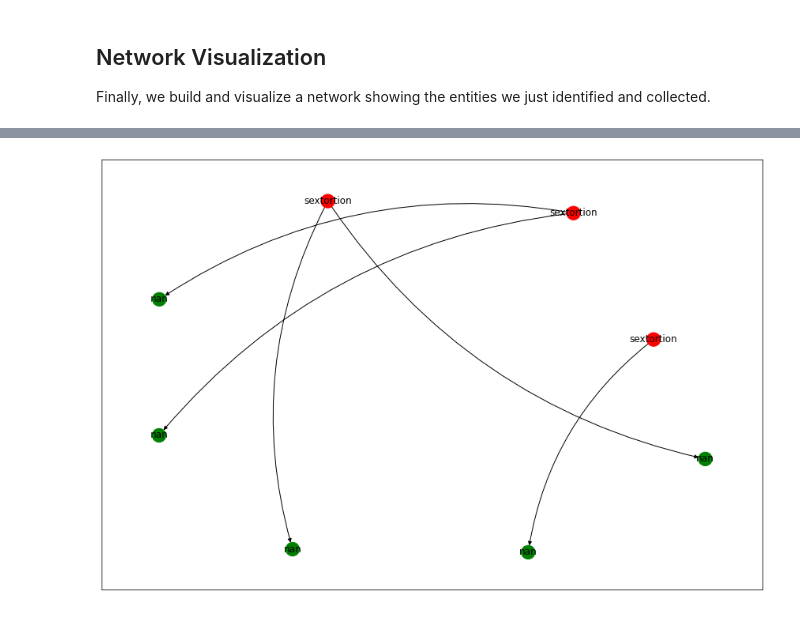
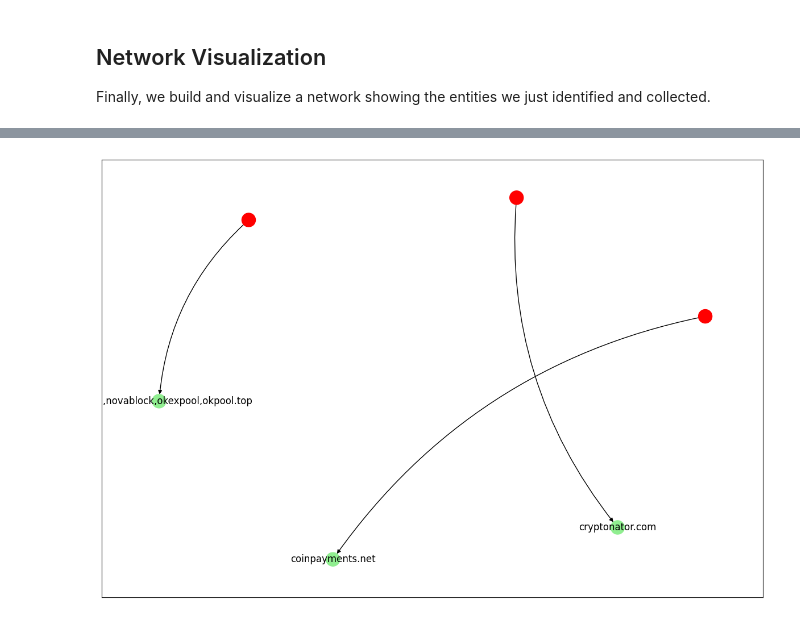
Before and after one commit to iknaio/iknaio-api-tutorial, a Jupyter notebook: 02_Sextortion_Study.ipynb, the cells around one changed output, grey strips where cells are left out. Drawn from its saved outputs; the diff is of its cells as text; code cells hidden in the pictures.

```diff
--- a/02_Sextortion_Study.ipynb
+++ b/02_Sextortion_Study.ipynb
@@ -295,6 +327,8 @@ import matplotlib.pyplot as plt
 # %%
 g = nx.DiGraph()
 for i, row in sendingEntitiesDF_filtered.iterrows():
+    if isinstance(row['labels'], float):
+        continue
     g.add_edge(row['entity_entity'], row['_request_entity'])
     g.add_node(row['entity_entity'], label=row['labels'])
     g.add_node(row['_request_entity'], label='sextortion')
@@ -311,7 +345,7 @@ for node_id, values in list(g.nodes(data=True)):
     if(values['label'] == 'sextortion'):
         node_colours.append('red')
     else:
-        node_colours.append('green')
+        node_colours.append('lightgreen')
 # %%
 import math
 
@@ -331,6 +368,8 @@ plt.show()
 # %%
 g = nx.DiGraph()
 for i, row in receivingEntitiesDF_filtered.iterrows():
+    if isinstance(row['labels'], float):
+        continue
     g.add_edge(row['_request_entity'], row['entity_entity'])
     g.add_node(row['entity_entity'], label=row['labels'])
     g.add_node(row['_request_entity'], label='sextortion')
@@ -347,18 +386,19 @@ for node_id, values in list(g.nodes(data=True)):
     if(values['label'] == 'sextortion'):
         node_colours.append('red')
     else:
-        node_colours.append('green')
+        node_colours.append('lightgreen')
 # %%
 import math
 
 pos = nx.spring_layout(g, k=10/math.sqrt(g.order()))
 
 plt.figure(1, figsize=(15,10))
 
 nx.draw_networkx_nodes(g, pos, node_color=node_colours)
 node_labels = nx.get_node_attributes(g, 'label')
+node_labels = {n:"" if lab == 'sextortion' else lab for n,lab in node_labels.items()}
 nx.draw_networkx_labels(g, pos, labels=node_labels)
 nx.draw_networkx_edges(g, pos, connectionstyle="arc3,rad=0.2")
 plt.show()
 # %% [output]
-[figure, old version]
+[figure, new version]
```
Also changed, not shown: parts of 20 cells of this notebook, 2 other files.
